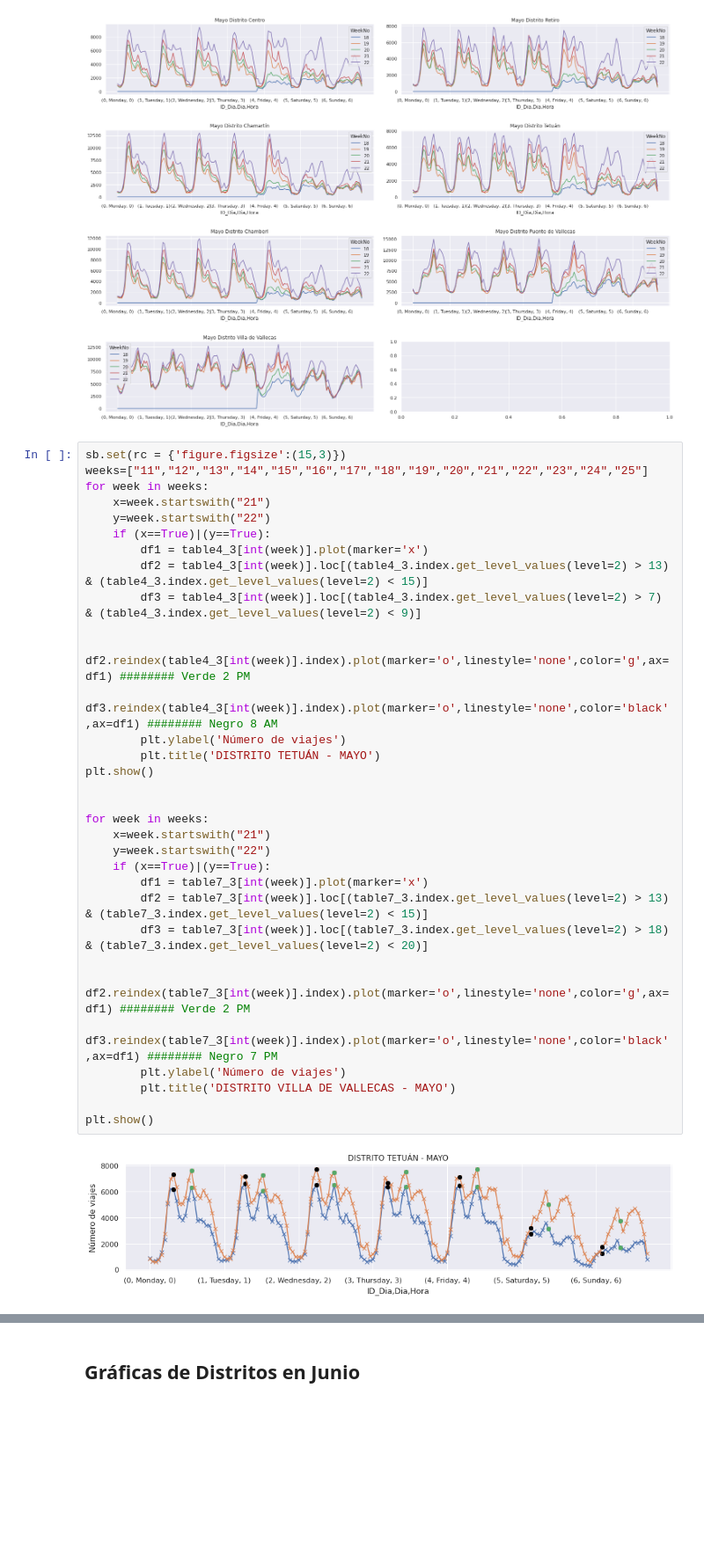
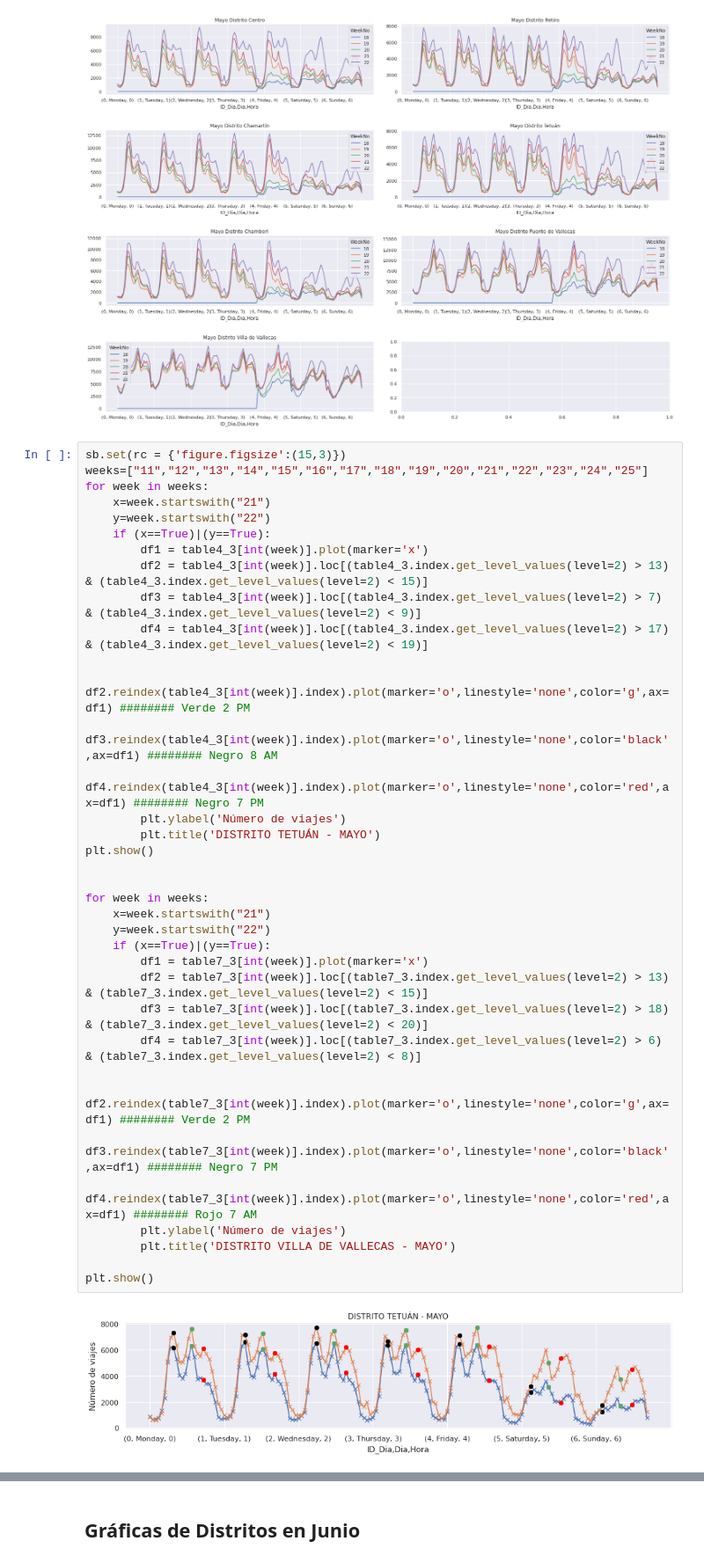
Before and after one commit to Jhonvalencia77/2do_avance, a Jupyter notebook: Patrones_1.ipynb, the cells around one changed output, grey strips where cells are left out. Shown at 88% size. Drawn from its saved outputs; the diff is of its cells as text; blank space fills up the shorter version.

```diff
--- a/Patrones_1.ipynb
+++ b/Patrones_1.ipynb
@@ -226,31 +226,35 @@ weeks=["11","12","13","14","15","16","17","18","19","20","21","22","23","24","25
 for week in weeks:
     x=week.startswith("21")
     y=week.startswith("22")
     if (x==True)|(y==True):
         df1 = table4_3[int(week)].plot(marker='x')
         df2 = table4_3[int(week)].loc[(table4_3.index.get_level_values(level=2) > 13) & (table4_3.index.get_level_values(level=2) < 15)]
         df3 = table4_3[int(week)].loc[(table4_3.index.get_level_values(level=2) > 7) & (table4_3.index.get_level_values(level=2) < 9)]
+        df4 = table4_3[int(week)].loc[(table4_3.index.get_level_values(level=2) > 17) & (table4_3.index.get_level_values(level=2) < 19)]
 
         df2.reindex(table4_3[int(week)].index).plot(marker='o',linestyle='none',color='g',ax=df1) ######## Verde 2 PM
         df3.reindex(table4_3[int(week)].index).plot(marker='o',linestyle='none',color='black',ax=df1) ######## Negro 8 AM
+        df4.reindex(table4_3[int(week)].index).plot(marker='o',linestyle='none',color='red',ax=df1) ######## Negro 7 PM
         plt.ylabel('Número de viajes')
         plt.title('DISTRITO TETUÁN - MAYO')
 plt.show()
 
 
 for week in weeks:
     x=week.startswith("21")
     y=week.startswith("22")
     if (x==True)|(y==True):
         df1 = table7_3[int(week)].plot(marker='x')
         df2 = table7_3[int(week)].loc[(table7_3.index.get_level_values(level=2) > 13) & (table7_3.index.get_level_values(level=2) < 15)]
         df3 = table7_3[int(week)].loc[(table7_3.index.get_level_values(level=2) > 18) & (table7_3.index.get_level_values(level=2) < 20)]
+        df4 = table7_3[int(week)].loc[(table7_3.index.get_level_values(level=2) > 6) & (table7_3.index.get_level_values(level=2) < 8)]
 
         df2.reindex(table7_3[int(week)].index).plot(marker='o',linestyle='none',color='g',ax=df1) ######## Verde 2 PM
         df3.reindex(table7_3[int(week)].index).plot(marker='o',linestyle='none',color='black',ax=df1) ######## Negro 7 PM
+        df4.reindex(table7_3[int(week)].index).plot(marker='o',linestyle='none',color='red',ax=df1) ######## Rojo 7 AM
         plt.ylabel('Número de viajes')
         plt.title('DISTRITO VILLA DE VALLECAS - MAYO')
 
 plt.show()
 # %% [output]
-[figure, old version]
+[figure, new version]
```
Also changed, not shown: parts of 1 cell of this notebook.
